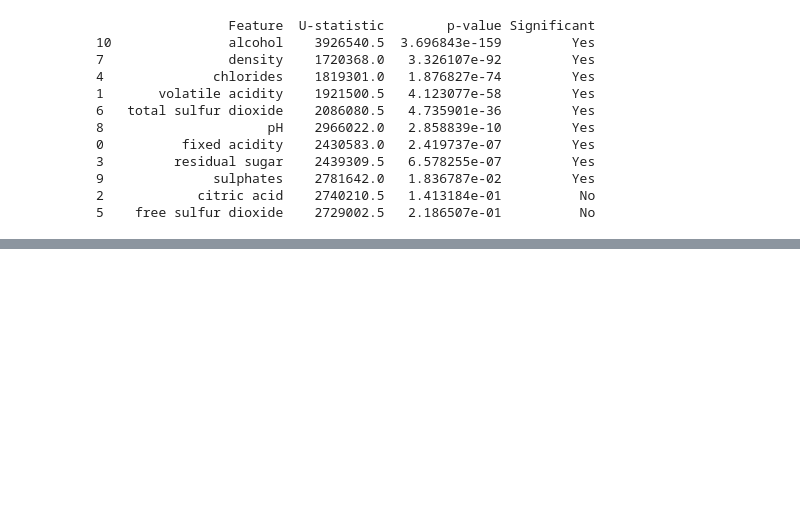
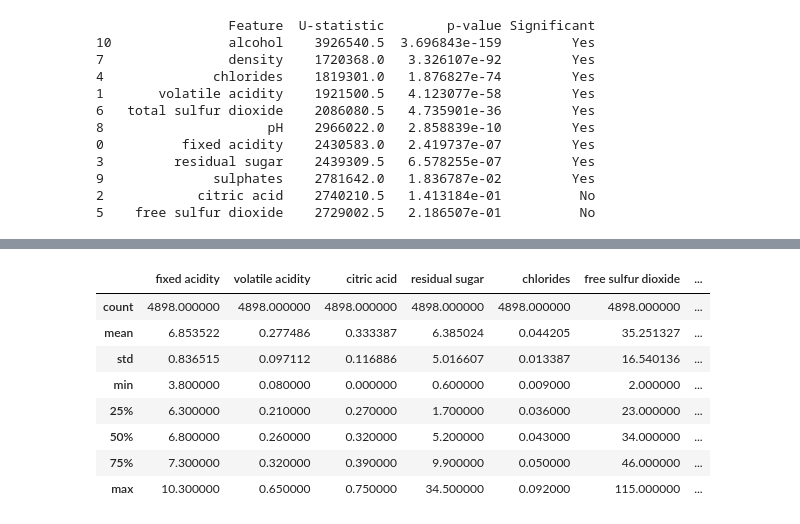
Before and after one commit to bercaakbayir/unimi-dse-ml-project, a Jupyter notebook: main.ipynb, the cells around one changed output, grey strips where cells are left out. Drawn from its saved outputs; the diff is of its cells as text; code cells hidden in the pictures; blank space fills up the shorter version.

```diff
--- a/main.ipynb
+++ b/main.ipynb
@@ -448,0 +483,2 @@ print(results_df)
+# %%
+wine_white_capped = cap_outliers_iqr(wine_white)
@@ -448,0 +529,12 @@ print(results_df)
+# %%
+wine_white_capped.describe()
+# %% [output]
+|  | fixed acidity | volatile acidity | citric acid | residual sugar | chlorides | free sulfur dioxide | ... |
+| count | 4898.000000 | 4898.000000 | 4898.000000 | 4898.000000 | 4898.000000 | 4898.000000 | ... |
+| mean | 6.853522 | 0.277486 | 0.333387 | 6.385024 | 0.044205 | 35.251327 | ... |
+| std | 0.836515 | 0.097112 | 0.116886 | 5.016607 | 0.013387 | 16.540136 | ... |
+| min | 3.800000 | 0.080000 | 0.000000 | 0.600000 | 0.009000 | 2.000000 | ... |
+| 25% | 6.300000 | 0.210000 | 0.270000 | 1.700000 | 0.036000 | 23.000000 | ... |
+| 50% | 6.800000 | 0.260000 | 0.320000 | 5.200000 | 0.043000 | 34.000000 | ... |
+| 75% | 7.300000 | 0.320000 | 0.390000 | 9.900000 | 0.050000 | 46.000000 | ... |
+| max | 10.300000 | 0.650000 | 0.750000 | 34.500000 | 0.092000 | 115.000000 | ... |
```
Also changed, not shown: parts of 25 cells of this notebook.
